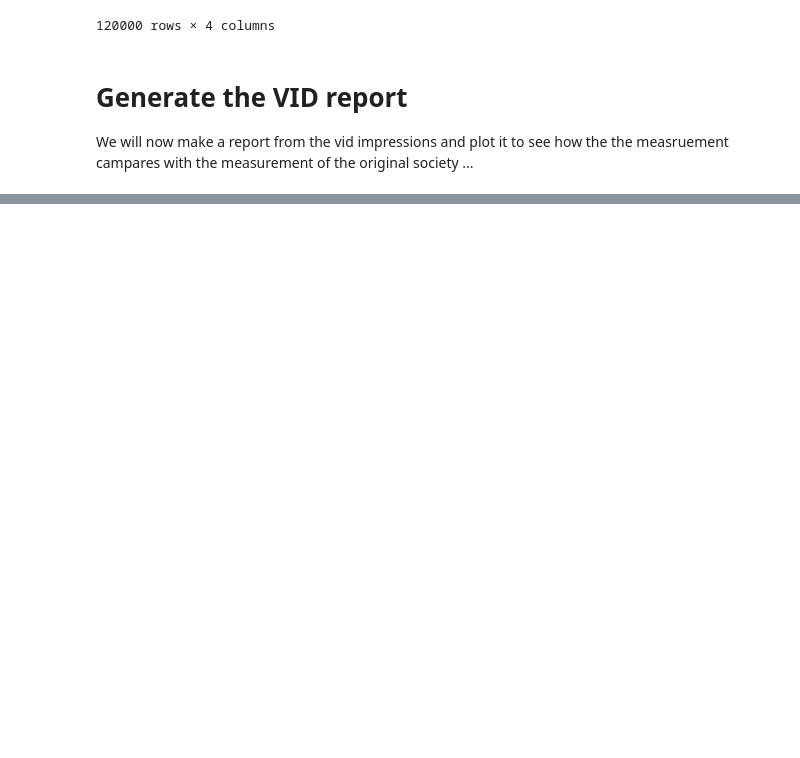
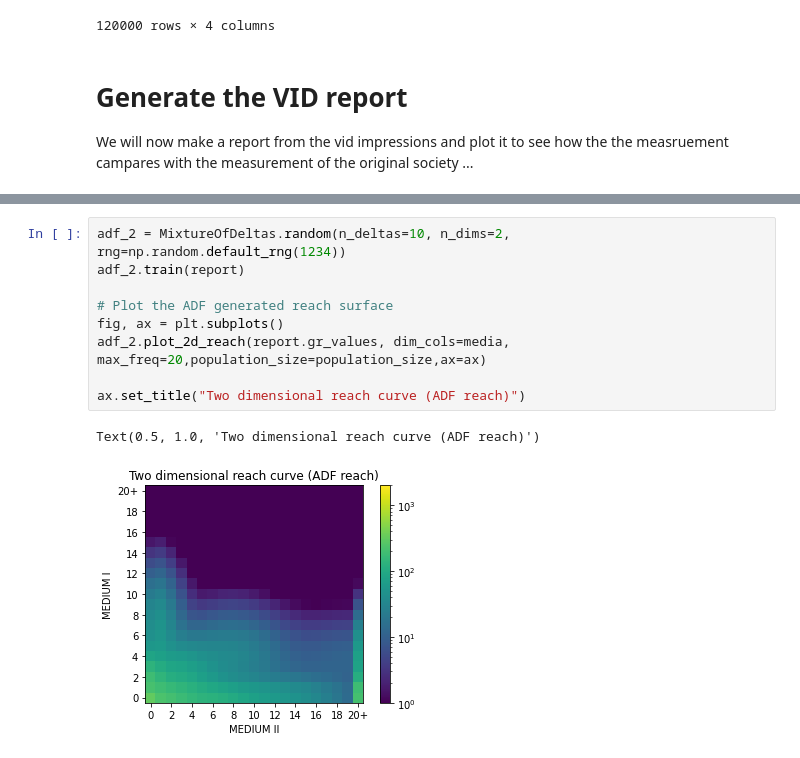
Before and after one commit to OpenMeasurement/audience_modeling_toolbox, a Jupyter notebook: notebooks/virtual_society_basic_illustration.ipynb, the cells around one changed output, grey strips where cells are left out. Cells and saved outputs as stored; diff of their text form; blank space fills up the shorter version.

```diff
--- a/notebooks/virtual_society_basic_illustration.ipynb
+++ b/notebooks/virtual_society_basic_illustration.ipynb
@@ -298,0 +322,12 @@ fig.colorbar(im, ax=ax)
+# %%
+adf_2 = MixtureOfDeltas.random(n_deltas=10, n_dims=2, rng=np.random.default_rng(1234))
+adf_2.train(report)
+
+# Plot the ADF generated reach surface
+fig, ax = plt.subplots()
+adf_2.plot_2d_reach(report.gr_values, dim_cols=media, max_freq=20,population_size=population_size,ax=ax)
+
+ax.set_title("Two dimensional reach curve (ADF reach)")
+# %% [output]
+Text(0.5, 1.0, 'Two dimensional reach curve (ADF reach)')
+[figure, added]
```
Also changed, not shown: parts of 22 cells of this notebook.
